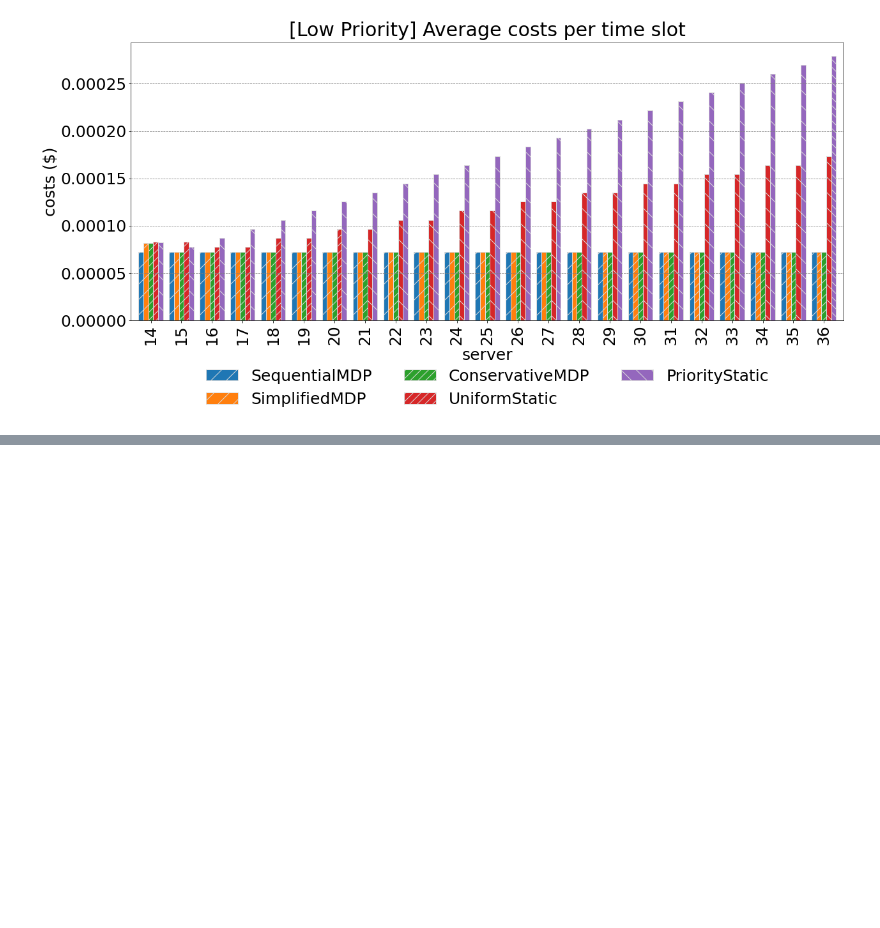
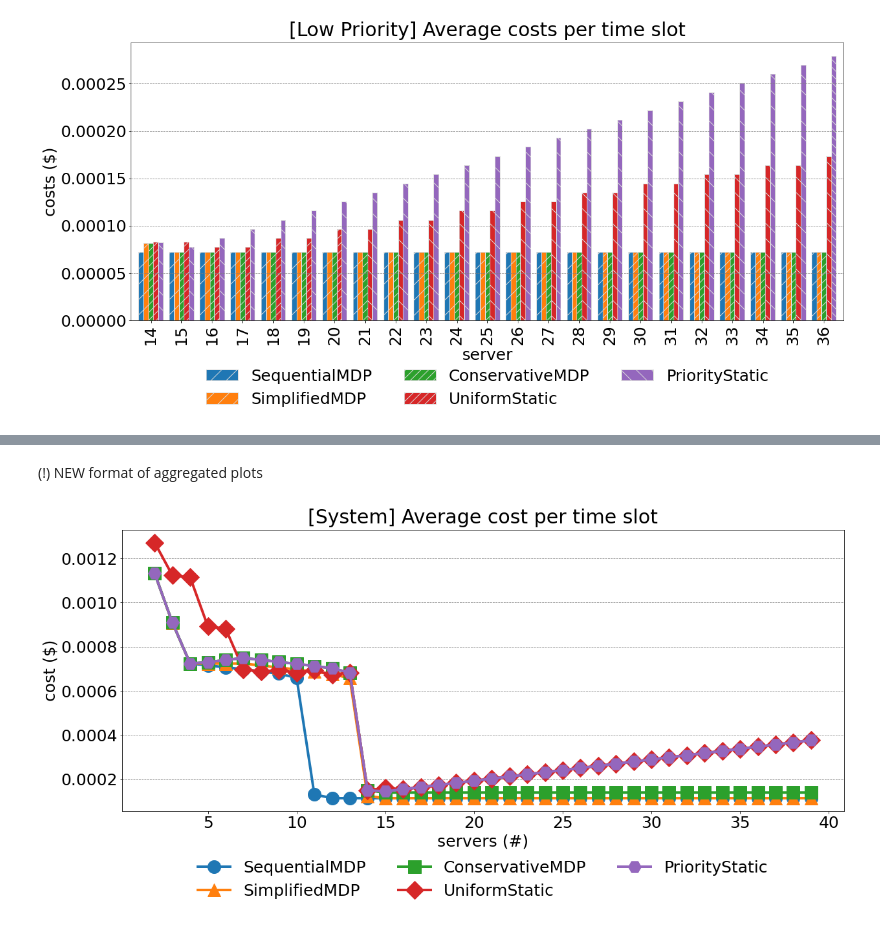
Before and after one commit to AlessandroSpallina/resource-allocation-mdp, a Jupyter notebook: src/plotter/aggregated_plotter/aggregated.ipynb, the cells around one changed output, grey strips where cells are left out. Cells and saved outputs as stored; diff of their text form; code cells hidden in the pictures; blank space fills up the shorter version.

```diff
--- a/src/plotter/aggregated_plotter/aggregated.ipynb
+++ b/src/plotter/aggregated_plotter/aggregated.ipynb
@@ -538,0 +539,38 @@ plt.savefig(f"{OUTPUT_DIRECTORY_PATH}cost_allslice_allpolicy_JUPYTER", bbox_inch
+# %% [markdown]
+(!) NEW format of aggregated plots
+# %%
+# this version should be used for "sameservice", two different services should have a separate code
+markers = ['o', '^', 's', 'D', 'H']
+
+ax = (df_cost_slice_0 + df_cost_slice_1).plot(
+        kind='line',
+        figsize=(20, 8),
+        linewidth=4
+    )
+
+for i, line in enumerate(ax.get_lines()):
+    line.set_marker(markers[i])
+    line.set_markersize(20)
+
+ax.yaxis.grid(color='gray', linestyle='dashed')
+
+ax.set_title(f"[System] Average cost per time slot", pad=10)
+ax.set_ylabel('cost ($)')
+ax.set_xlabel('servers (#)')
+
+plt.rcParams.update({'font.size': 25})
+fig_background_color = 'skyblue'
+fig_border = 'steelblue'
+
+bars = ax.patches
+
+hatches = [p for p in patterns for i in range(len(df_processed_on_time_slice_0))]
+for bar, hatch in zip(bars, hatches):
+    bar.set_hatch(hatch)
+    bar.set_edgecolor('gainsboro')
+
+ax.legend(bbox_to_anchor=(0.5, -0.15), loc='upper center', ncol=3, borderaxespad=0.01, frameon=False)
+
+plt.savefig(f"{OUTPUT_DIRECTORY_PATH}cost_allslice_allpolicy_JUPYTER", bbox_inches='tight')
+# %% [output]
+[figure, added]
```
Also changed, not shown: parts of 12 cells of this notebook.
